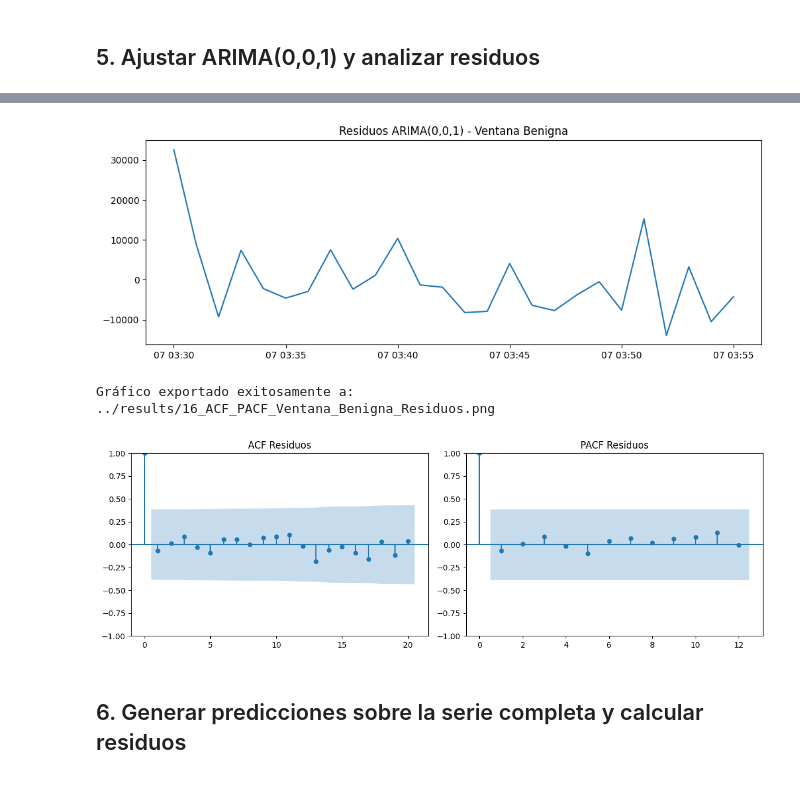
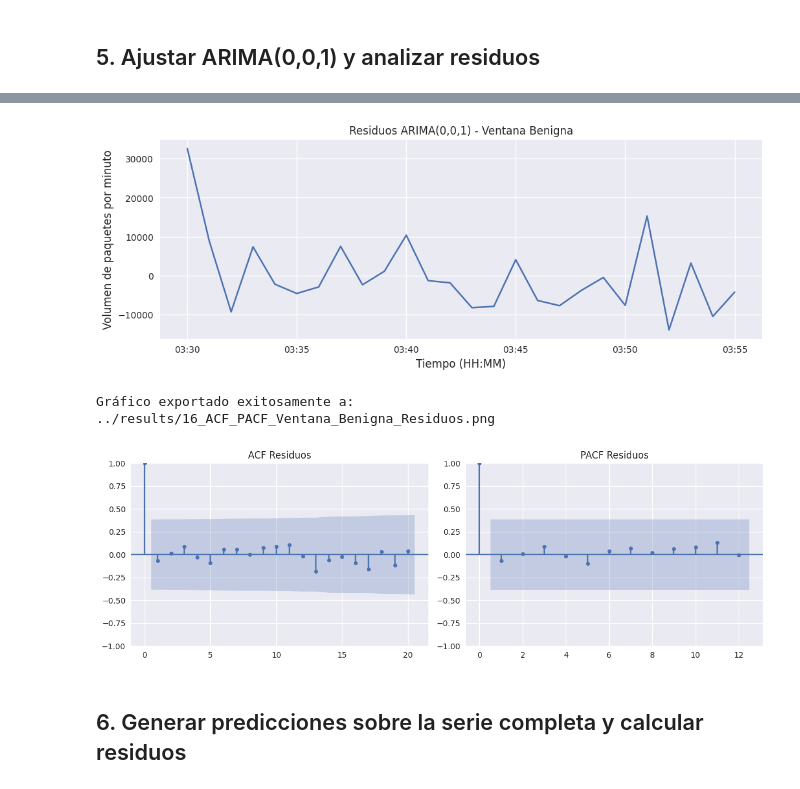
Before and after one commit to TomasGonlez/Deteccion_DDoS, a Jupyter notebook: notebooks/04_modelo_ARIMA.ipynb, the cells around one changed output, grey strips where cells are left out. Saved outputs shown, nothing was run; the diff lists cells and outputs as text; code cells hidden in the pictures.

```diff
--- a/notebooks/04_modelo_ARIMA.ipynb
+++ b/notebooks/04_modelo_ARIMA.ipynb
@@ -8,6 +8,7 @@ from statsmodels.tools.sm_exceptions import ConvergenceWarning
 from math import floor
 from statsmodels.graphics.tsaplots import plot_acf, plot_pacf
 import matplotlib.pyplot as plt
+import matplotlib.dates as mdates
 import pandas as pd
 import numpy as np
 import warnings
@@ -15,8 +16,13 @@ import itertools
 
 serie = pd.read_csv("../data/processed/serie_preparada.csv", index_col=0, parse_dates=True)
 metrica = "total_pkts"
-#Asegurar que la columna de la serie temporal es numerica y no datetime
+
+# Estilo para los graficos
+plt.style.use("seaborn-v0_8")
+
+# Indice con versión númerica para ARIMA
 serie[metrica] = pd.to_numeric(serie[metrica], errors="coerce")
+
 
 # Se agrega la frecuencia para filtrar wraning, porque ARIMA ve un DateTimeIndex pero no sabe que frecuencia tiene
 freq = pd.infer_freq(serie.index)
@@ -210,8 +235,11 @@ print(resultado_final.summary())
 residuos_entrenamiento = resultado_final.resid
 
 plt.figure(figsize=(12,4))
+plt.gca().xaxis.set_major_formatter(mdates.DateFormatter('%H:%M'))
 plt.plot(residuos_entrenamiento)
 plt.title("Residuos ARIMA(0,0,1) - Ventana Benigna")
+plt.xlabel("Tiempo (HH:MM)", fontsize=12)
+plt.ylabel("Volumen de paquetes por minuto", fontsize=12)
 
 # Exportar el gráfico
 ruta = "../results/15_Residuos_ARIMA_Ventana_Benigna.png"
@@ -225,8 +253,11 @@ fig, axes = plt.subplots(1,2,figsize=(12,4))
 plot_acf(residuos_entrenamiento, lags=max_lags_acf, ax=axes[0])
 axes[0].set_title("ACF Residuos")
 
+
 plot_pacf(residuos_entrenamiento, lags=max_lags_pacf, ax=axes[1])
 axes[1].set_title("PACF Residuos")
+
+
 
 plt.tight_layout()
 # Exportar el gráfico
@@ -245,17 +276,17 @@ Time:                        05:21:56   BIC                            559.560
 Sample:                    07-07-2017   HQIC                           556.872
                          - 07-07-2017
 Covariance Type:                  opg
 ==============================================================================
                  coef    std err          z      P>|z|      [0.025      0.975]
 ------------------------------------------------------------------------------
 ... (10 lines left out)
 Warnings:
 [1] Covariance matrix calculated using the outer product of gradients (complex-step).
 [2] Covariance matrix is singular or near-singular, with condition number 2.84e+25. Standard errors may be unstable.
 Gráfico exportado exitosamente a:  ../results/15_Residuos_ARIMA_Ventana_Benigna.png
-[figure, old version]
+[figure, new version]
 Gráfico exportado exitosamente a:  ../results/16_ACF_PACF_Ventana_Benigna_Residuos.png
-[figure, old version]
+[figure, new version]
 # %% [markdown]
 ## 6. Generar predicciones sobre la serie completa y calcular residuos
 # %%
```
Also changed, not shown: parts of 7 cells of this notebook, 2 other files.
